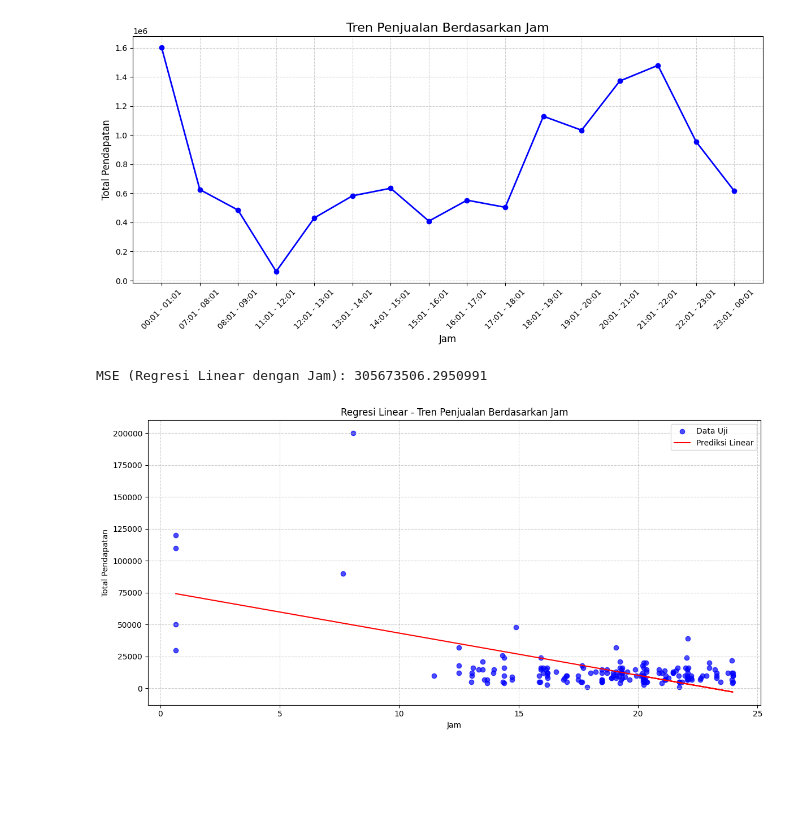
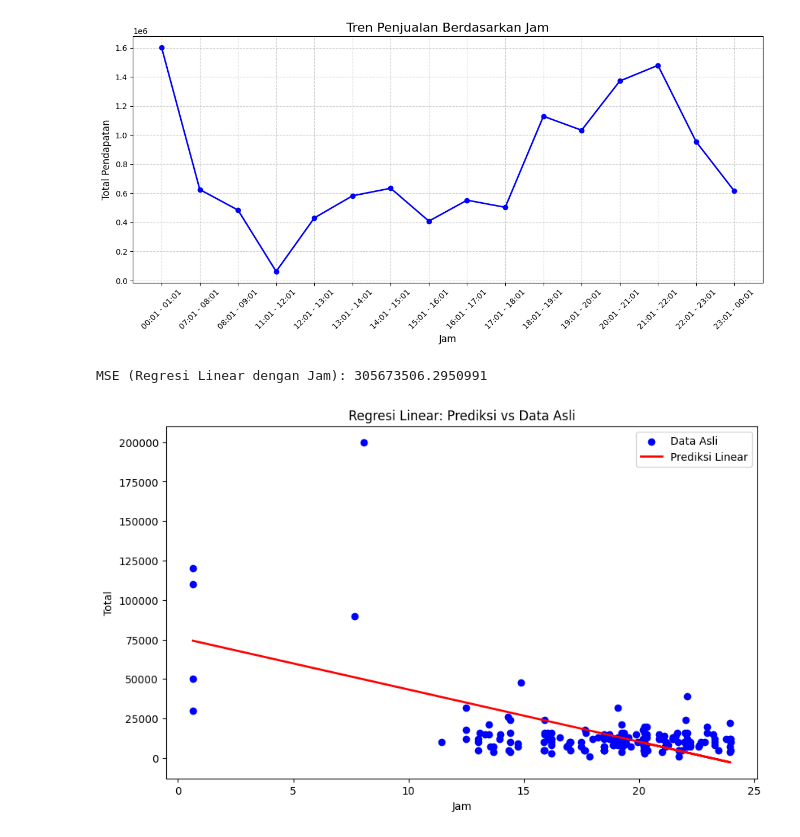
Before and after one commit to varqse/BBN_Data_Analytics, a Jupyter notebook: BBN_Big_Data_analysis.ipynb, the cells around one changed output. Cells and saved outputs as stored; diff of their text form; code cells hidden in the pictures; blank space fills up the shorter version.

```diff
--- a/BBN_Big_Data_analysis.ipynb
+++ b/BBN_Big_Data_analysis.ipynb
@@ -146,39 +150,32 @@ plt.show()
 # %%
 from sklearn.model_selection import train_test_split
 from sklearn.linear_model import LinearRegression
 from sklearn.metrics import mean_squared_error
 
 df['Jam'] = pd.to_datetime(df['Jam'], format='%H:%M:%S').dt.hour + pd.to_datetime(df['Jam'], format='%H:%M:%S').dt.minute / 60
 
 X = df[['Jam']]
 y = df['Total']
 
-# Membagi data menjadi data latih dan data uji
 X_train, X_test, y_train, y_test = train_test_split(X, y, test_size=0.2, random_state=42)
 
-# Membuat model regresi linear
 model_linear = LinearRegression()
 model_linear.fit(X_train, y_train)
 
-# Melakukan prediksi
 y_pred = model_linear.predict(X_test)
 
-# Menghitung Mean Squared Error (MSE)
 mse_linear = mean_squared_error(y_test, y_pred)
 print(f'MSE (Regresi Linear dengan Jam): {mse_linear}')
 
-# Visualisasi hasil regresi linear
-plt.figure(figsize=(12, 6))
-plt.scatter(X_test, y_test, color='blue', label='Data Uji', alpha=0.7)
-plt.plot(X_test, y_pred, color='red', label='Prediksi Linear')
-plt.title('Regresi Linear - Tren Penjualan Berdasarkan Jam')
+plt.figure(figsize=(10, 6))
+plt.scatter(X_test, y_test, color='blue', label='Data Asli')
+plt.plot(X_test, y_pred, color='red', linewidth=2, label='Prediksi Linear')
+plt.title('Regresi Linear: Prediksi vs Data Asli')
 plt.xlabel('Jam')
-plt.ylabel('Total Pendapatan')
+plt.ylabel('Total')
 plt.legend()
-plt.grid(True, linestyle='--', alpha=0.6)
-plt.tight_layout()
 plt.show()
 # %% [output]
 MSE (Regresi Linear dengan Jam): 305673506.2950991
-[figure, old version]
+[figure, new version]
 # %%
```
Also changed, not shown: parts of 6 cells of this notebook.
